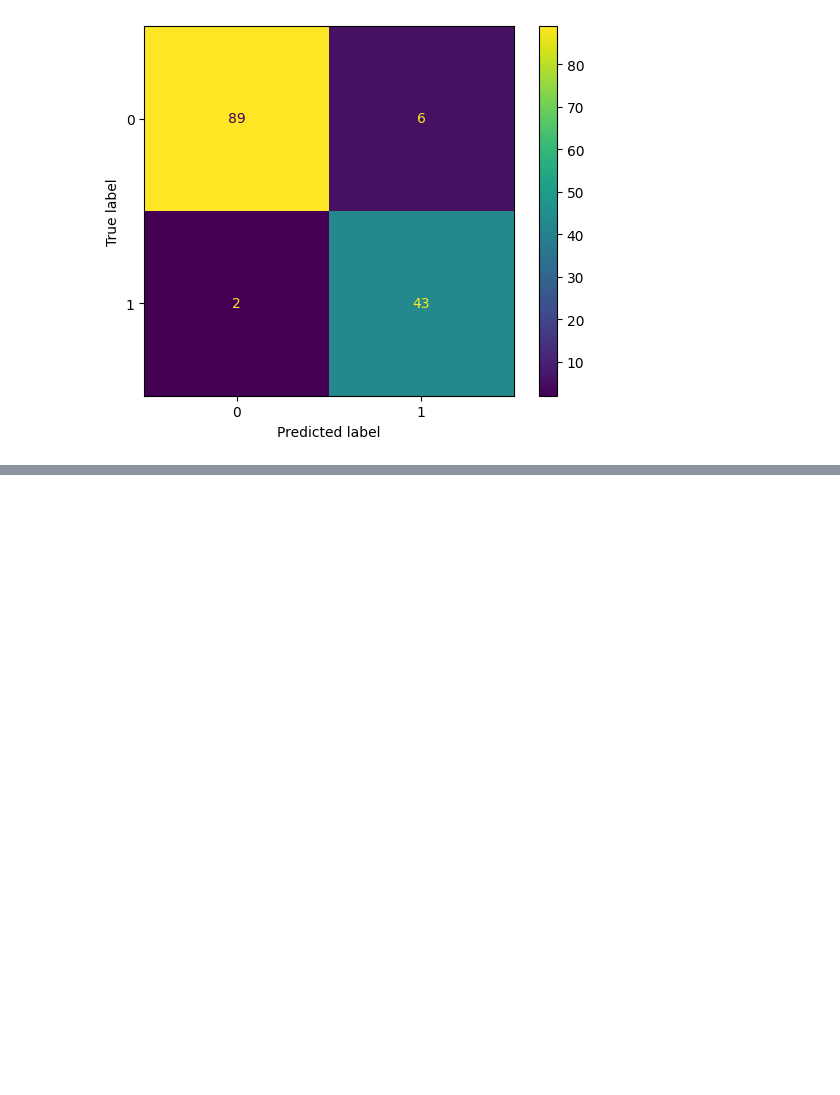
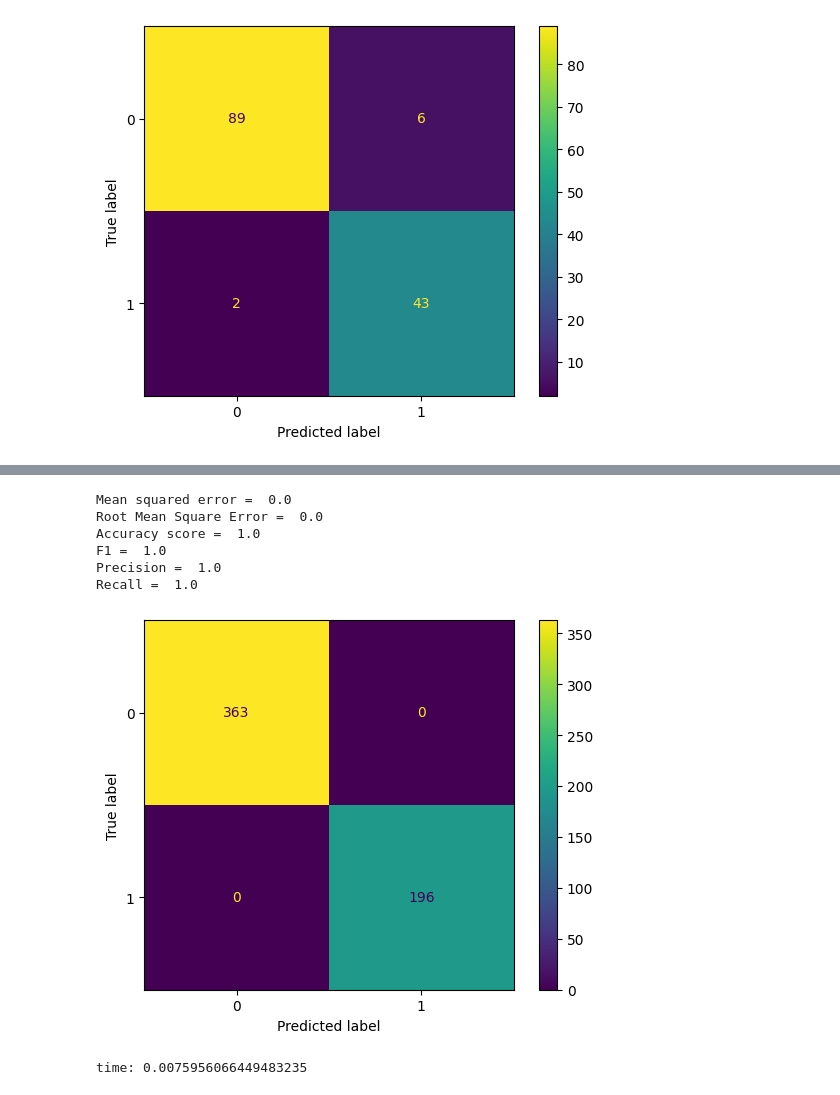
Before and after one commit to erikaminarikova/REFRESH, a Jupyter notebook: Example_11_ordinal_sums_breast_cancer_data_2classes_different_learning_methods.ipynb, the cells around one changed output, grey strips where cells are left out. Cells and saved outputs as stored; diff of their text form; code cells hidden in the pictures; blank space fills up the shorter version.

```diff
--- a/Example_11_ordinal_sums_breast_cancer_data_2classes_different_learning_methods.ipynb
+++ b/Example_11_ordinal_sums_breast_cancer_data_2classes_different_learning_methods.ipynb
@@ -579,0 +685,22 @@ df_test.to_csv('/content/drive/MyDrive/Colab Notebooks/os_final_output_test.csv'
+# %%
+X = df_train.iloc[:, :-1]
+y = df_train[["target"]]
+# %%
+start_time = time.time()
+clf = RandomForestClassifier(max_depth=2, random_state=0)
+clf.fit(X, y)
+predicted=clf.predict(X)
+df_train["predicted"]=predicted
+target_values = df_train[['target']].values
+value = df_train[['predicted']].values
+calculate_tests(target_values, value)
+print('time:', (time.time()-start_time)/60)
+# %% [output]
+Mean squared error =  0.0
+Root Mean Square Error =  0.0
+Accuracy score =  1.0
+F1 =  1.0
+Precision =  1.0
+Recall =  1.0
+[figure, added]
+time: 0.0075956066449483235
```
Also changed, not shown: parts of 19 cells of this notebook.
